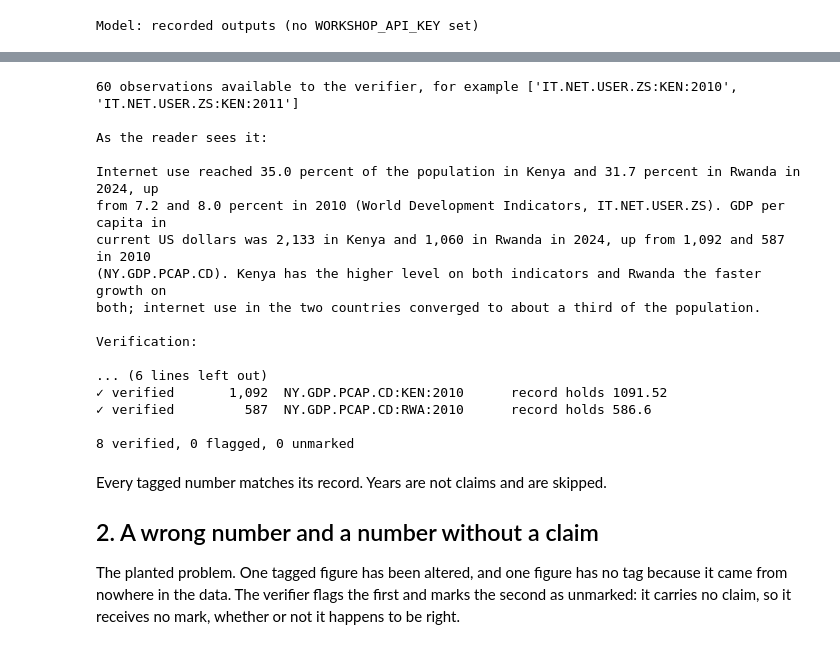
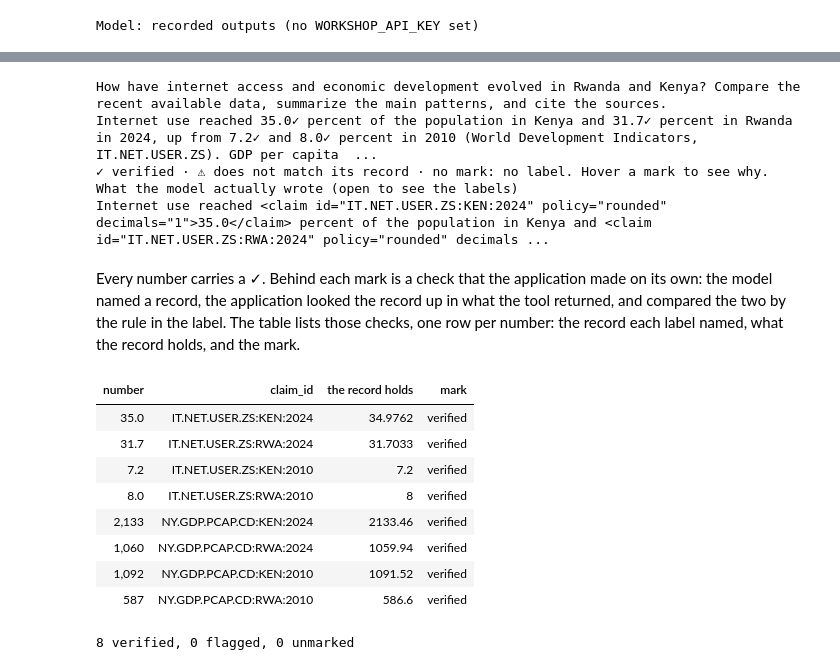
Before and after one commit to worldbank/ai4data, a Jupyter notebook: training/session-01-building-ai-applications/notebooks/06-verification-and-evaluation.ipynb, the cells around one changed output, grey strips where cells are left out. Cells and saved outputs as stored; diff of their text form; code cells hidden in the pictures.

```diff
--- a/training/session-01-building-ai-applications/notebooks/06-verification-and-evaluation.ipynb
+++ b/training/session-01-building-ai-applications/notebooks/06-verification-and-evaluation.ipynb
@@ -73,35 +98,28 @@ The instructions ask the model to wrap each figure in a tag that names the obser
 # %%
 results = [w.indicator_lookup(i, c, start=2010) for i in ["IT.NET.USER.ZS", "NY.GDP.PCAP.CD"] for c in ["Kenya", "Rwanda"]]
-observations = w.observations_from_results(results)
-print(len(observations), "observations available to the verifier, for example", list(observations)[:2])
+observations = w.observations_from_results(results)   # claim_id -> the value the tool returned
 
 w.use("nb06_claims_main")
 reply = model.invoke([SystemMessage(content=INSTRUCTIONS_CLAIMS), HumanMessage(content="DATA:\n" + json.dumps(results) + "\n\nQUESTION: " + w.MAIN_QUESTION)])
-print("\nAs the reader sees it:\n")
-w.show(w.strip_claims(reply.content))
-print("\nVerification:\n")
-w.print_checks(w.verify(reply.content, observations))
+w.show_chat(w.MAIN_QUESTION, reply.content, observations, results, raw=True)
 # %% [output]
-60 observations available to the verifier, for example ['IT.NET.USER.ZS:KEN:2010', 'IT.NET.USER.ZS:KEN:2011']
-
-As the reader sees it:
-
-Internet use reached 35.0 percent of the population in Kenya and 31.7 percent in Rwanda in 2024, up
-from 7.2 and 8.0 percent in 2010 (World Development Indicators, IT.NET.USER.ZS). GDP per capita in
-current US dollars was 2,133 in Kenya and 1,060 in Rwanda in 2024, up from 1,092 and 587 in 2010
-(NY.GDP.PCAP.CD). Kenya has the higher level on both indicators and Rwanda the faster growth on
-both; internet use in the two countries converged to about a third of the population.
-
-Verification:
-
-... (6 lines left out)
-✓ verified       1,092  NY.GDP.PCAP.CD:KEN:2010      record holds 1091.52
-✓ verified         587  NY.GDP.PCAP.CD:RWA:2010      record holds 586.6
-
-8 verified, 0 flagged, 0 unmarked
+How have internet access and economic development evolved in Rwanda and Kenya? Compare the recent available data, summarize the main patterns, and cite the sources.
+Internet use reached 35.0✓ percent of the population in Kenya and 31.7✓ percent in Rwanda in 2024, up from 7.2✓ and 8.0✓ percent in 2010 (World Development Indicators, IT.NET.USER.ZS). GDP per capita  ...
+✓ verified · ⚠ does not match its record · no mark: no label. Hover a mark to see why.
+What the model actually wrote (open to see the labels)
+Internet use reached <claim id="IT.NET.USER.ZS:KEN:2024" policy="rounded" decimals="1">35.0</claim> percent of the population in Kenya and <claim id="IT.NET.USER.ZS:RWA:2024" policy="rounded" decimals ...
-# %% [markdown]
-Every tagged number matches its record. Years are not claims and are skipped.
-
-## 2. A wrong number and a number without a claim
-
-The planted problem. One tagged figure has been altered, and one figure has no tag because it came from nowhere in the data. The verifier flags the first and marks the second as unmarked: it carries no claim, so it receives no mark, whether or not it happens to be right.
+# %% [markdown]
+Every number carries a ✓. Behind each mark is a check that the application made on its own: the model named a record, the application looked the record up in what the tool returned, and compared the two by the rule in the label. The table lists those checks, one row per number: the record each label named, what the record holds, and the mark.
+# %%
+w.show_checks(w.verify(reply.content, observations))
+# %% [output]
+| number | claim_id | the record holds | mark |
+| 35.0 | IT.NET.USER.ZS:KEN:2024 | 34.9762 | verified |
+| 31.7 | IT.NET.USER.ZS:RWA:2024 | 31.7033 | verified |
+| 7.2 | IT.NET.USER.ZS:KEN:2010 | 7.2 | verified |
+| 8.0 | IT.NET.USER.ZS:RWA:2010 | 8 | verified |
+| 2,133 | NY.GDP.PCAP.CD:KEN:2024 | 2133.46 | verified |
+| 1,060 | NY.GDP.PCAP.CD:RWA:2024 | 1059.94 | verified |
+| 1,092 | NY.GDP.PCAP.CD:KEN:2010 | 1091.52 | verified |
+| 587 | NY.GDP.PCAP.CD:RWA:2010 | 586.6 | verified |
+8 verified, 0 flagged, 0 unmarked
```
Also changed, not shown: parts of 15 cells of this notebook, 14 other files.
